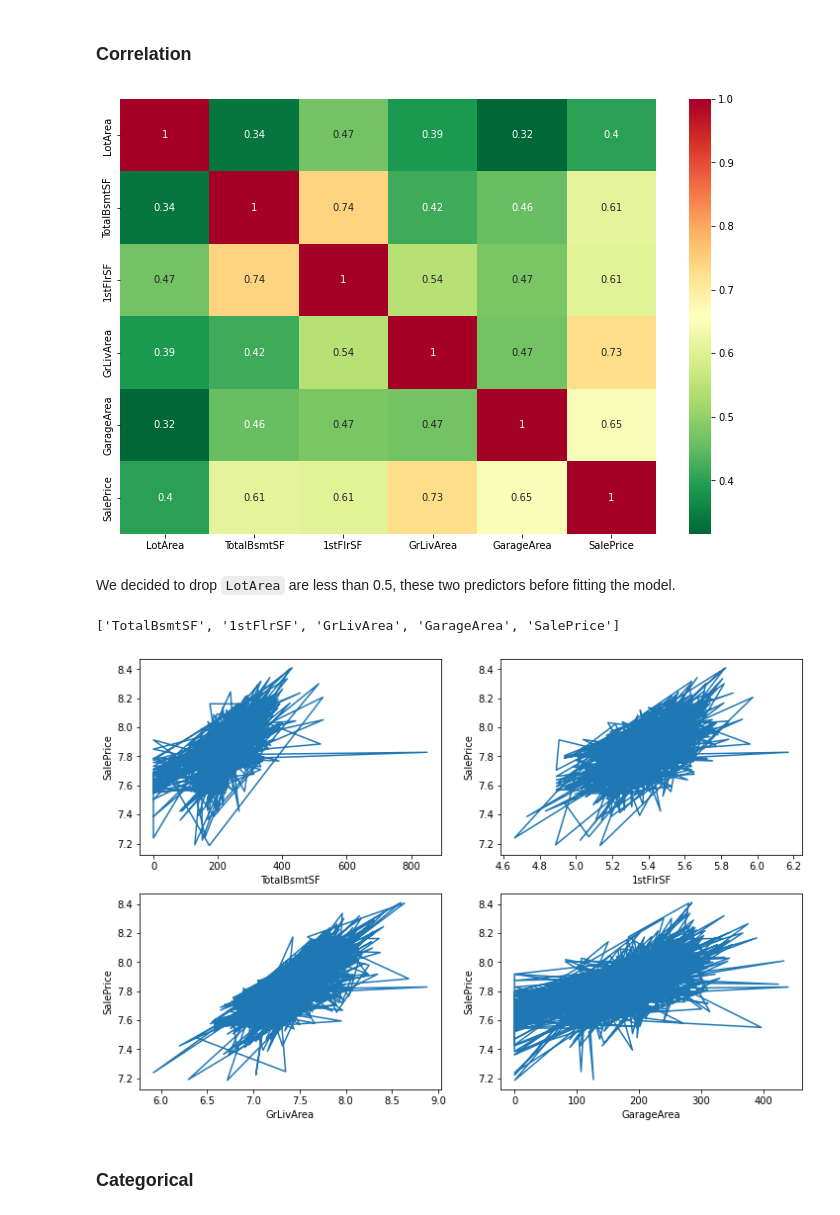
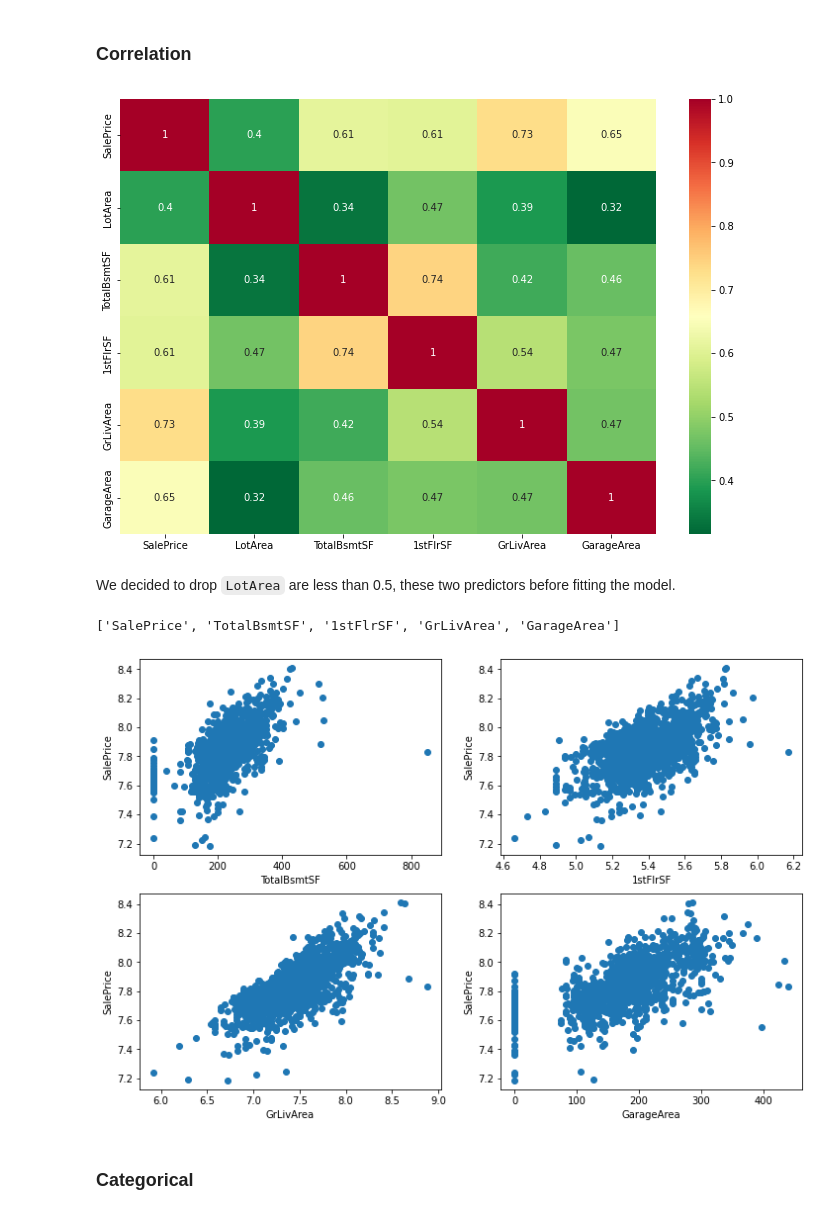
Before and after one commit to yd124/STA663FinalProject, a Jupyter notebook: EDA.ipynb, the cells around one changed output. Drawn from its saved outputs; the diff is of its cells as text; code cells hidden in the pictures.

```diff
--- a/EDA.ipynb
+++ b/EDA.ipynb
@@ -52,7 +55,7 @@ numerical_features_more_30 = [x for x in numerical_features if x not in numerica
 # %%
 numerical_features_more_30 =['LotArea', 'TotalBsmtSF','1stFlrSF','GrLivArea','GarageArea']
 # %%
-adjusted = numerical_features_more_30 + ['SalePrice']
+adjusted = ['SalePrice']+ numerical_features_more_30
 # %% [markdown]
 Adjust skewness
 # %%
@@ -91,7 +94,7 @@ corrmat = df_train[adjusted].corr()
 plt.figure(figsize=(12,8))
 g = sns.heatmap(corrmat,annot=True,cmap="RdYlGn_r")
 # %% [output]
-[figure, old version]
+[figure, new version]
 # %% [markdown]
 We decided to drop `LotArea` are less than 0.5,  these two predictors before fitting the model.
 # %%
@@ -99,28 +102,28 @@ adjusted.remove('LotArea')
 # %%
 adjusted
 # %% [output]
-['TotalBsmtSF', '1stFlrSF', 'GrLivArea', 'GarageArea', 'SalePrice']
+['SalePrice', 'TotalBsmtSF', '1stFlrSF', 'GrLivArea', 'GarageArea']
 # %%
 adjusted_features = adjusted.copy()
 adjusted_features.remove('SalePrice')
 
 n = len(adjusted_features)
 nrows = (n%2+n)//2
 
 
 fig, axs = plt.subplots(ncols=2,nrows=nrows,figsize=(12,8))
 for k in range(n):
     ftr = adjusted_features[k]
 
     i = k // 2
     j = k% 2
 
-    axs[i,j].plot(df_train[ftr],df_train.SalePrice)
+    axs[i,j].scatter(df_train[ftr],df_train.SalePrice)
     axs[i,j].set_xlabel(ftr)
     axs[i,j].set_ylabel('SalePrice')
     # axs[i,j].set_title(ftr)
 # %% [output]
-[figure, old version]
+[figure, new version]
 # %% [markdown]
 ### Categorical
 # %%
```
Also changed, not shown: parts of 14 cells of this notebook.
